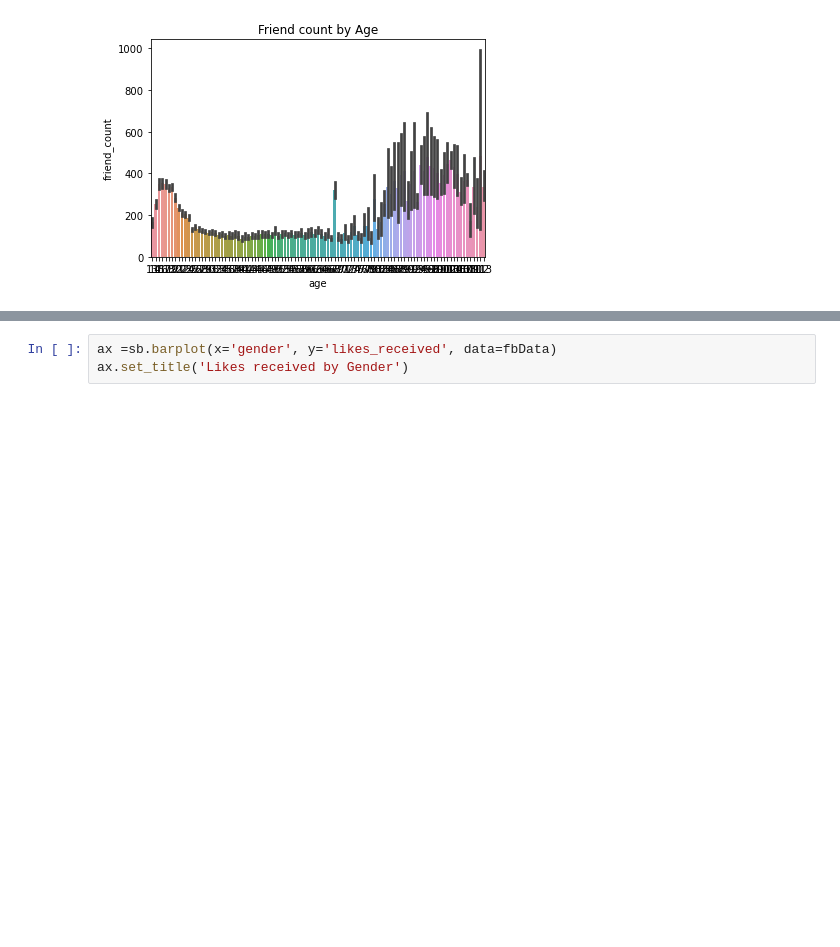
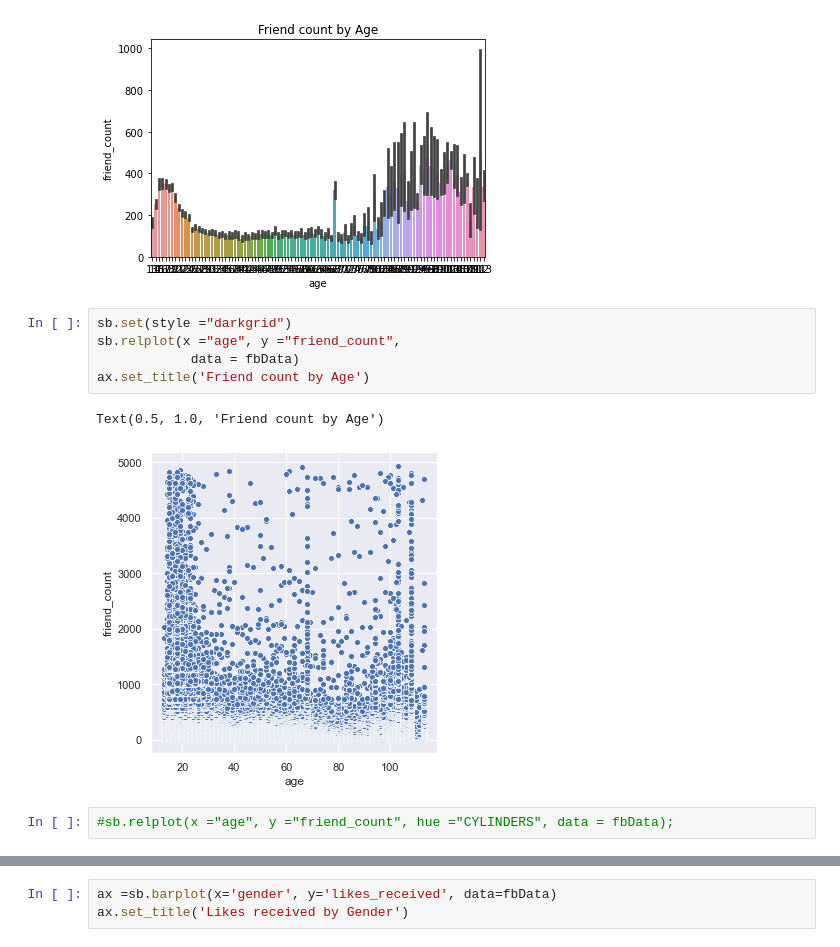
Before and after one commit to Themoonflow/DataMeshNetwork, a Jupyter notebook: SQL_InterAct.ipynb, the cells around one changed output, grey strips where cells are left out. Saved outputs shown, nothing was run; the diff lists cells and outputs as text; blank space fills up the shorter version.

```diff
--- a/SQL_InterAct.ipynb
+++ b/SQL_InterAct.ipynb
@@ -94,3 +94,13 @@ ax.set_title('Friend count by Age')
 # %% [output]
 Text(0.5, 1.0, 'Friend count by Age')
 [figure]
+# %%
+sb.set(style ="darkgrid")
+sb.relplot(x ="age", y ="friend_count",
+            data = fbData)
+ax.set_title('Friend count by Age')
+# %% [output]
+Text(0.5, 1.0, 'Friend count by Age')
+[figure, added]
+# %%
+#sb.relplot(x ="age", y ="friend_count", hue ="CYLINDERS", data = fbData);
```
Also changed, not shown: parts of 2 cells of this notebook.
